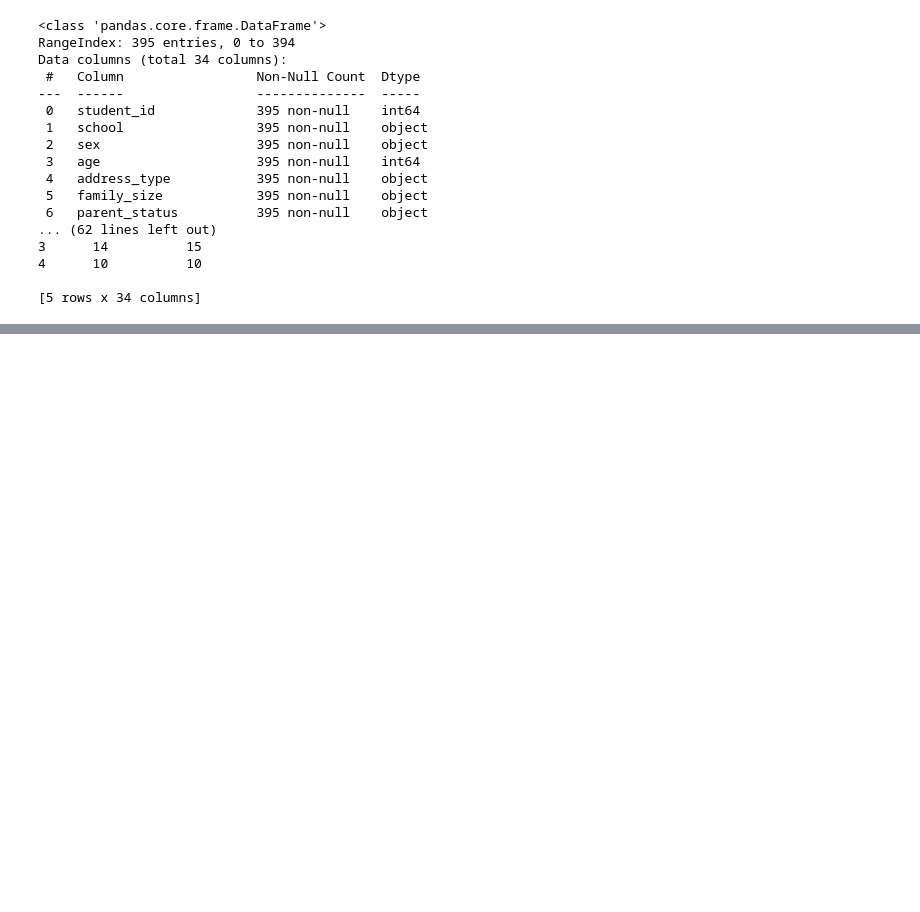
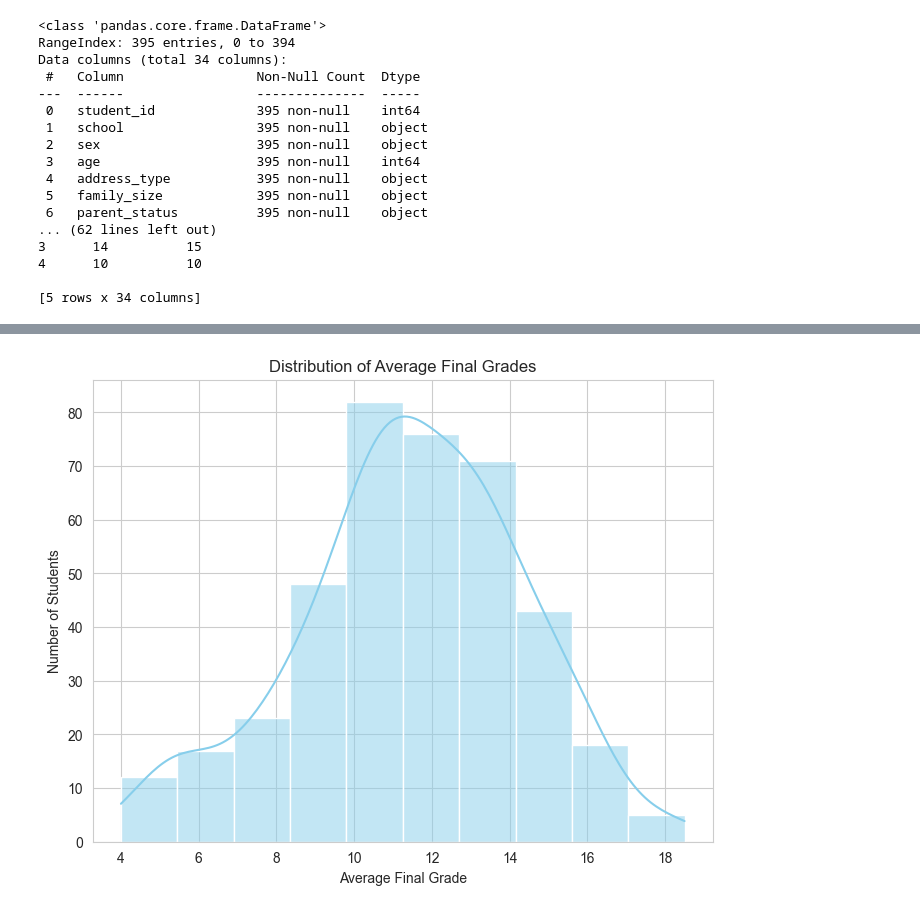
Before and after one commit to elaktif/student-performance-analysis, a Jupyter notebook: student_analysis.ipynb.ipynb, the cells around one changed output, grey strips where cells are left out. Saved outputs shown, nothing was run; the diff lists cells and outputs as text; code cells hidden in the pictures; blank space fills up the shorter version.

```diff
--- a/student_analysis.ipynb.ipynb
+++ b/student_analysis.ipynb.ipynb
@@ -92,0 +256,10 @@ Data columns (total 34 columns):
+# %%
+plt.figure(figsize=(8, 6))
+sns.histplot(merged_df['average_final_grade'], kde=True, bins=10, color='skyblue')
+plt.title('Distribution of Average Final Grades')
+plt.xlabel('Average Final Grade')
+plt.ylabel('Number of Students')
+plt.savefig('./images/average_grade_histogram.png', bbox_inches='tight')
+plt.show()
+# %% [output]
+[figure, added]
```
Also changed, not shown: parts of 14 cells of this notebook, 6 other files.
